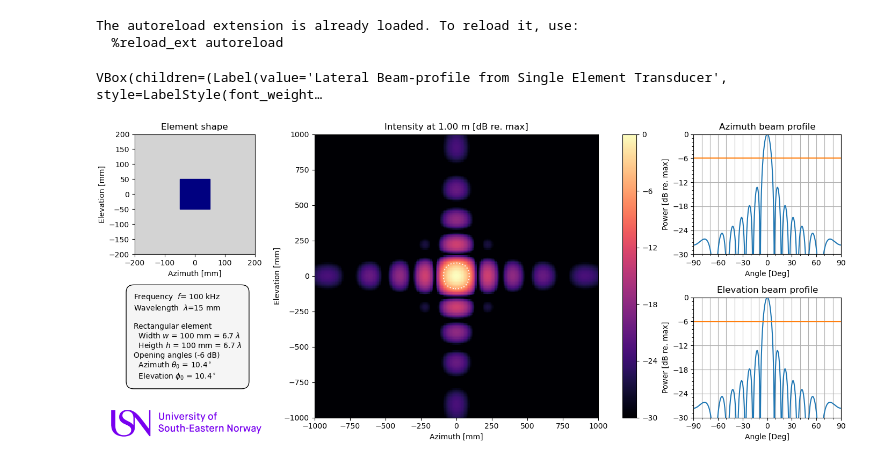
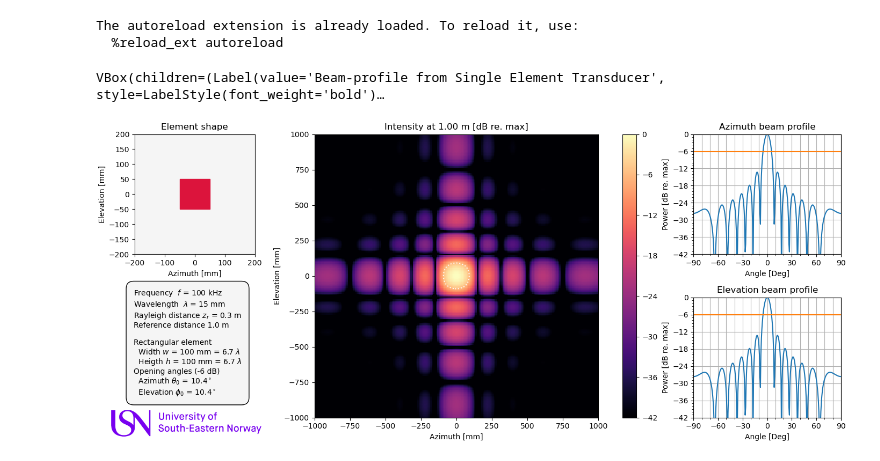
Before and after one commit to lars-usn/demo, a Jupyter notebook: jupyter-notebooks/beam_profile_demo/src/single_element_lateral_demo.ipynb, the cells around one changed output. Drawn from its saved outputs; the diff is of its cells as text; code cells hidden in the pictures.

```diff
--- a/jupyter-notebooks/beam_profile_demo/src/single_element_lateral_demo.ipynb
+++ b/jupyter-notebooks/beam_profile_demo/src/single_element_lateral_demo.ipynb
@@ -91,20 +91,24 @@ $d \gg \lambda$ in most cases where this definitions are meaningful, so the last
 # %%
 %matplotlib ipympl
 %load_ext autoreload
 %autoreload 2
 
-import single_element_lateral_beam_pattern
+import single_element_beam_pattern
 import ipywidgets as widgets
 
-aperture = single_element_lateral_beam_pattern.Transducer(create_graphs=True, create_widgets=True)
-display(aperture.widget_layout)
-res = widgets.interactive(aperture.display_interactively,
-                          circular=aperture.widget['circular'],
-                          frequency=aperture.widget['frequency'],
-                          width=aperture.widget['width'],
-                          height=aperture.widget['height'])
+aperture = single_element_beam_pattern.Transducer(create_lateral_graphs=True, create_widgets=True)
+display(aperture.widget.layout)
+
+res = widgets.interactive(aperture.interact,
+                          circular = aperture.widget.widget['circular'],
+                          frequency = aperture.widget.widget['frequency'],
+                          width = aperture.widget.widget['width'],
+                          height=aperture.widget.widget['height'],
+                          z_ref = 1.0,
+                          db_min = aperture.widget.widget['db_min'],
+                         )
 # %% [output]
 The autoreload extension is already loaded. To reload it, use:
   %reload_ext autoreload
-VBox(children=(Label(value='Lateral Beam-profile from Single Element Transducer', style=LabelStyle(font_weight…
+VBox(children=(Label(value='Beam-profile from Single Element Transducer', style=LabelStyle(font_weight='bold')…
-[figure, old version]
+[figure, new version]
```
Also changed, not shown: 4 other files.
